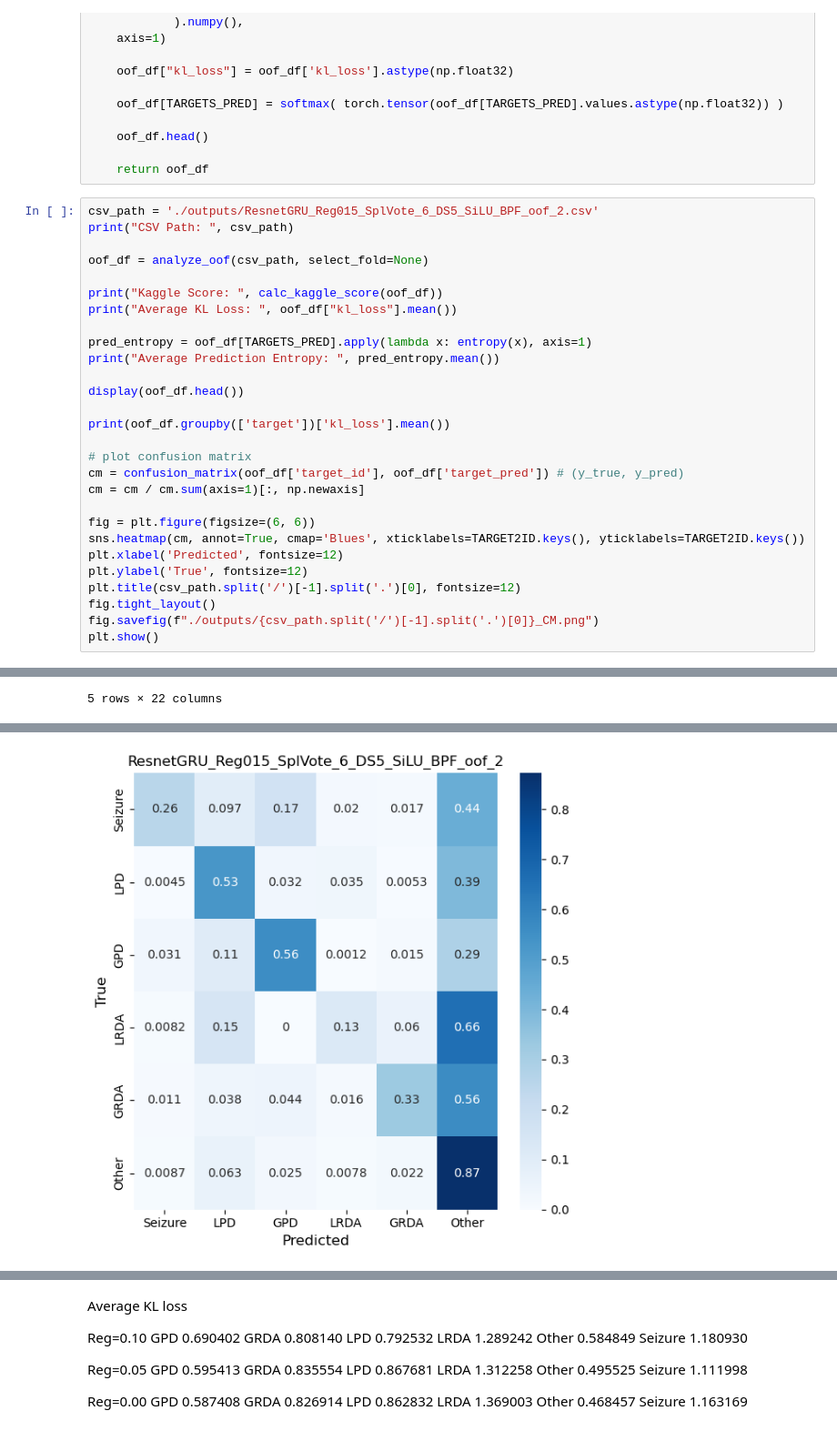
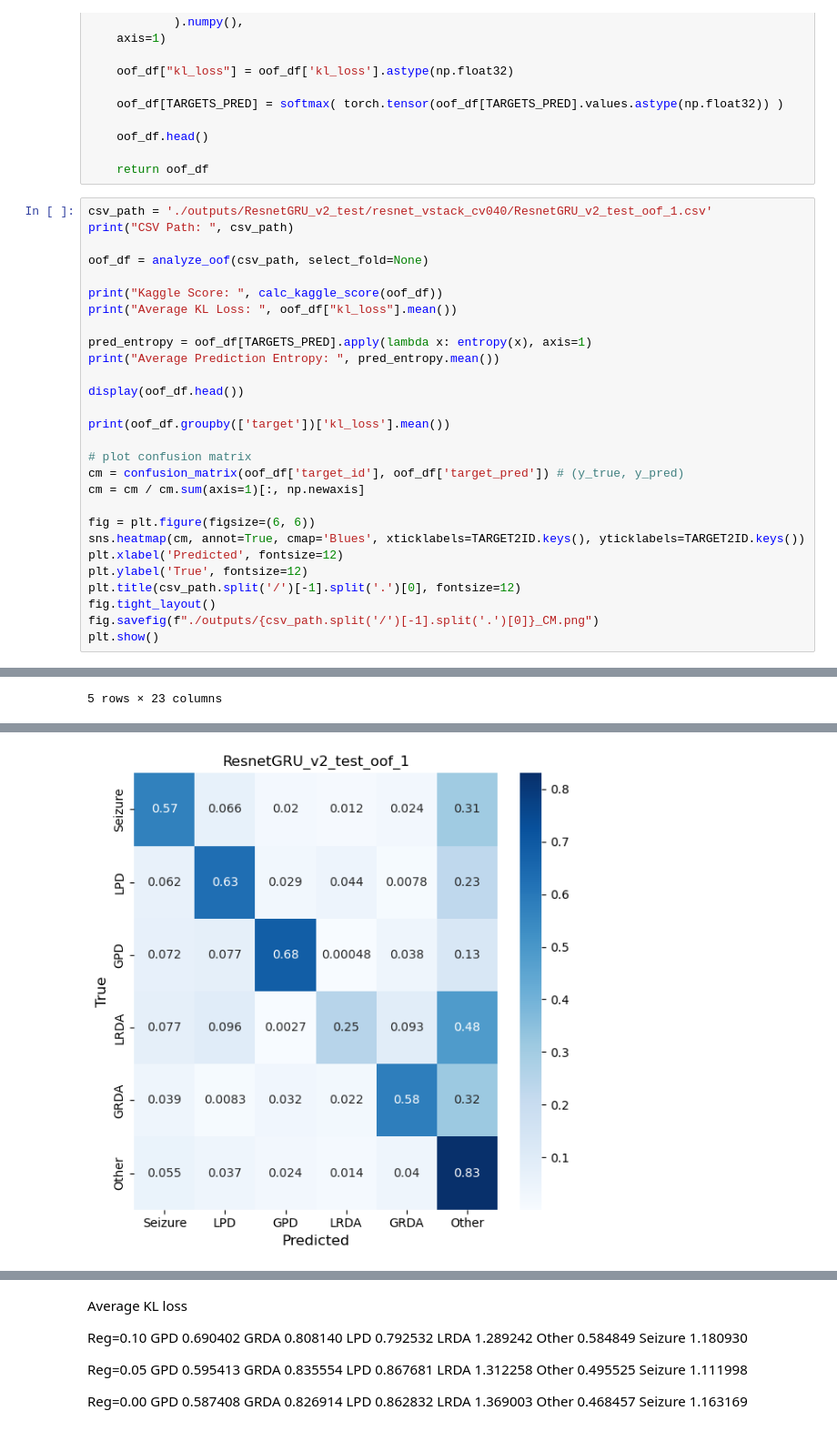
Before and after one commit to AzimuthLI/kaggle_hms, a Jupyter notebook: visualize_oof.ipynb, the cells around one changed output, grey strips where cells are left out. Shown at 91% size. Drawn from its saved outputs; the diff is of its cells as text.

```diff
--- a/visualize_oof.ipynb
+++ b/visualize_oof.ipynb
@@ -71,7 +71,7 @@ def analyze_oof(oof_csv, select_fold=None):
 
     return oof_df
 # %%
-csv_path = './outputs/ResnetGRU_Reg015_SplVote_6_DS5_SiLU_BPF_oof_2.csv'
+csv_path = './outputs/ResnetGRU_v2_test/resnet_vstack_cv040/ResnetGRU_v2_test_oof_1.csv'
 print("CSV Path: ", csv_path)
 
 oof_df = analyze_oof(csv_path, select_fold=None)
@@ -112,2 +112,2 @@ Average Prediction Entropy:  1.1622313
-5 rows × 22 columns
+5 rows × 23 columns
 target
@@ -120,3 +120,3 @@ Seizure    0.917619
 Name: kl_loss, dtype: float32
-[figure, old version]
+[figure, new version]
 # %%
```
Also changed, not shown: parts of 4 cells of this notebook, 5 other files.
